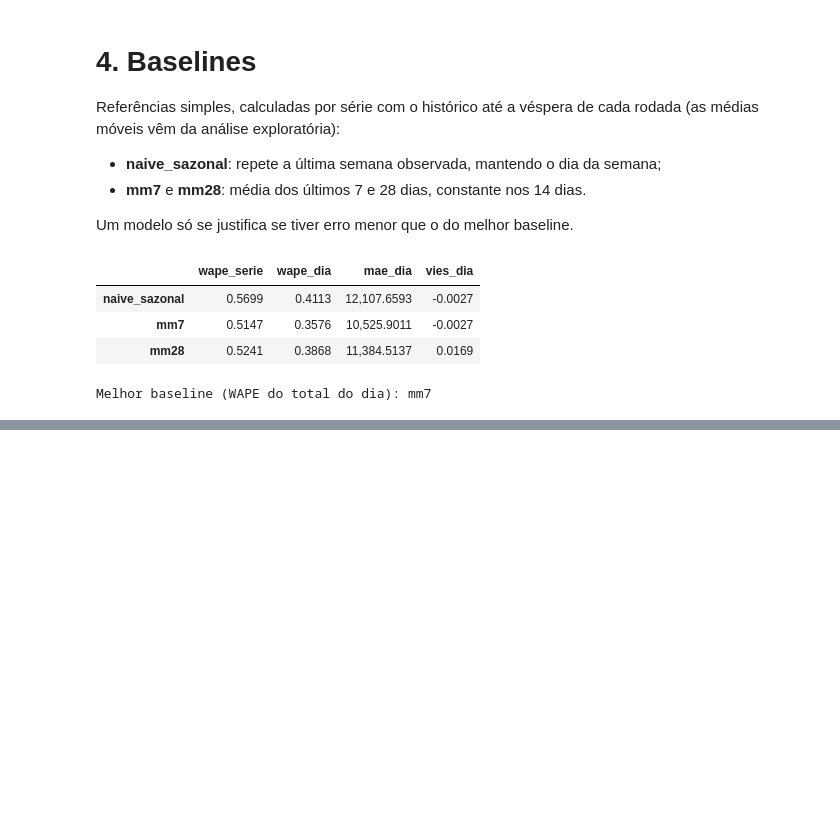
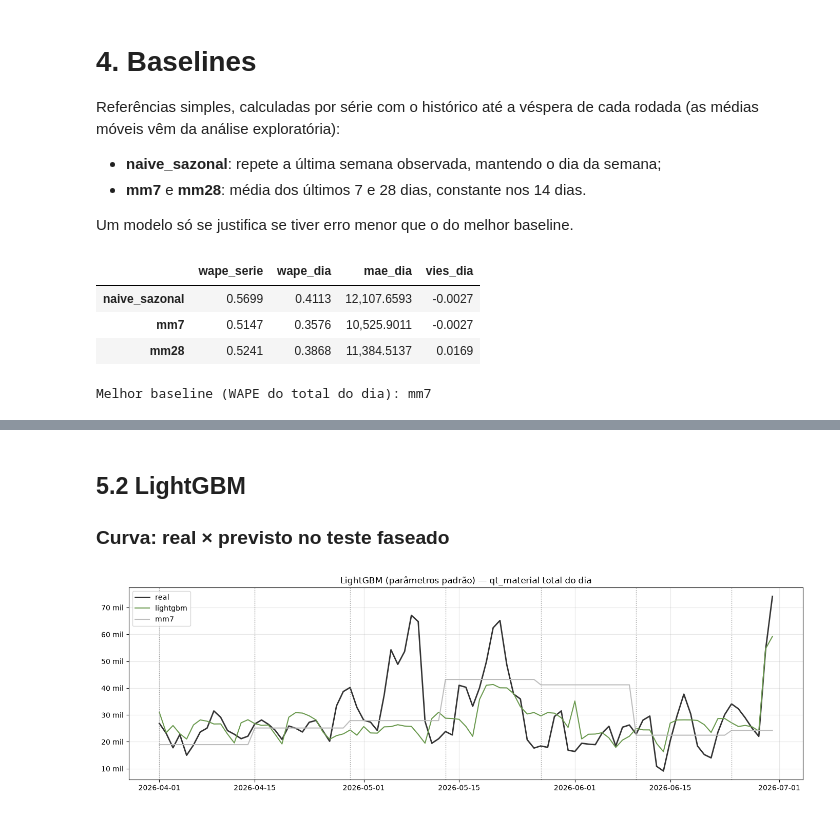
Before and after one commit to guisoares10/Projeto-GB, a Jupyter notebook: notebooks/modelo_machine_learning.ipynb, the cells around one changed output, grey strips where cells are left out. Drawn from its saved outputs; the diff is of its cells as text; code cells hidden in the pictures; blank space fills up the shorter version.

```diff
--- a/notebooks/modelo_machine_learning.ipynb
+++ b/notebooks/modelo_machine_learning.ipynb
@@ -822,28 +323,0 @@ No backtest usamos a taxa de desconto **realizada** de cada dia, como se o time
-# %%
-taxa_mensal = df.groupby(df["data"].dt.to_period("M"))["taxa_desconto_dia"].transform("mean")
-
-
-def com_desconto_mensal(ajustar_prever):
-    def ajustar_prever_mensal(treino, teste):
-        return ajustar_prever(treino, teste.assign(taxa_desconto_dia=taxa_mensal.loc[teste.index]))
-    return ajustar_prever_mensal
-
-
-fabricas = {
-    "regressao_linear": linear(**params_linear),
-    "lightgbm": lightgbm(**params_lightgbm),
-    "xgboost": xgboost(**params_xgboost),
-}
-sensibilidade = []
-for nome, ajustar_prever in fabricas.items():
-    mensal = resumo_backtest(rodar_backtest(df, folds_teste, com_desconto_mensal(ajustar_prever)))
-    sensibilidade.append({
-        "modelo": nome,
-        "wape_dia (desconto diário)": comparacao.loc[nome, "wape_dia"],
-        "wape_dia (desconto mensal)": mensal["wape_dia"],
-        "vies_dia (desconto mensal)": mensal["vies_dia"],
-    })
-sensibilidade = pd.DataFrame(sensibilidade).set_index("modelo")
-sensibilidade["piora (p.p.)"] = 100 * (sensibilidade["wape_dia (desconto mensal)"] - sensibilidade["wape_dia (desconto diário)"])
-sensibilidade[f"wape_dia {MELHOR_BASELINE}"] = comparacao.loc[MELHOR_BASELINE, "wape_dia"]
-display(sensibilidade)
@@ -880,0 +334,13 @@ display(sensibilidade)
+# %%
+from gb_ml.model import ajustar_linear, criar_lightgbm, criar_xgboost, lightgbm, linear, xgboost
+
+FABRICAS = {"regressao_linear": linear, "lightgbm": lightgbm, "xgboost": xgboost}
+PADRAO = {
+    "regressao_linear": {"alvo": "log", "interacao": False},
+    "lightgbm": {"alvo": "poisson", "usar_lags": False},
+    "xgboost": {"alvo": "poisson", "usar_lags": False},
+}
+for nome, fabrica in FABRICAS.items():
+    previsoes[nome] = rodar_backtest(df, folds_teste, fabrica(**PADRAO[nome]))
+
+display(pd.DataFrame({nome: resumo_backtest(previsoes[nome]) for nome in FABRICAS}).T)
@@ -880,0 +477,8 @@ display(sensibilidade)
+# %% [markdown]
+## 5.2 LightGBM
+
+### Curva: real × previsto no teste faseado
+# %%
+plot_real_previsto(["lightgbm", MELHOR_BASELINE], "LightGBM (parâmetros padrão) — qt_material total do dia")
+# %% [output]
+[figure, added]
```
Also changed, not shown: parts of 79 cells of this notebook, 7 other files.
